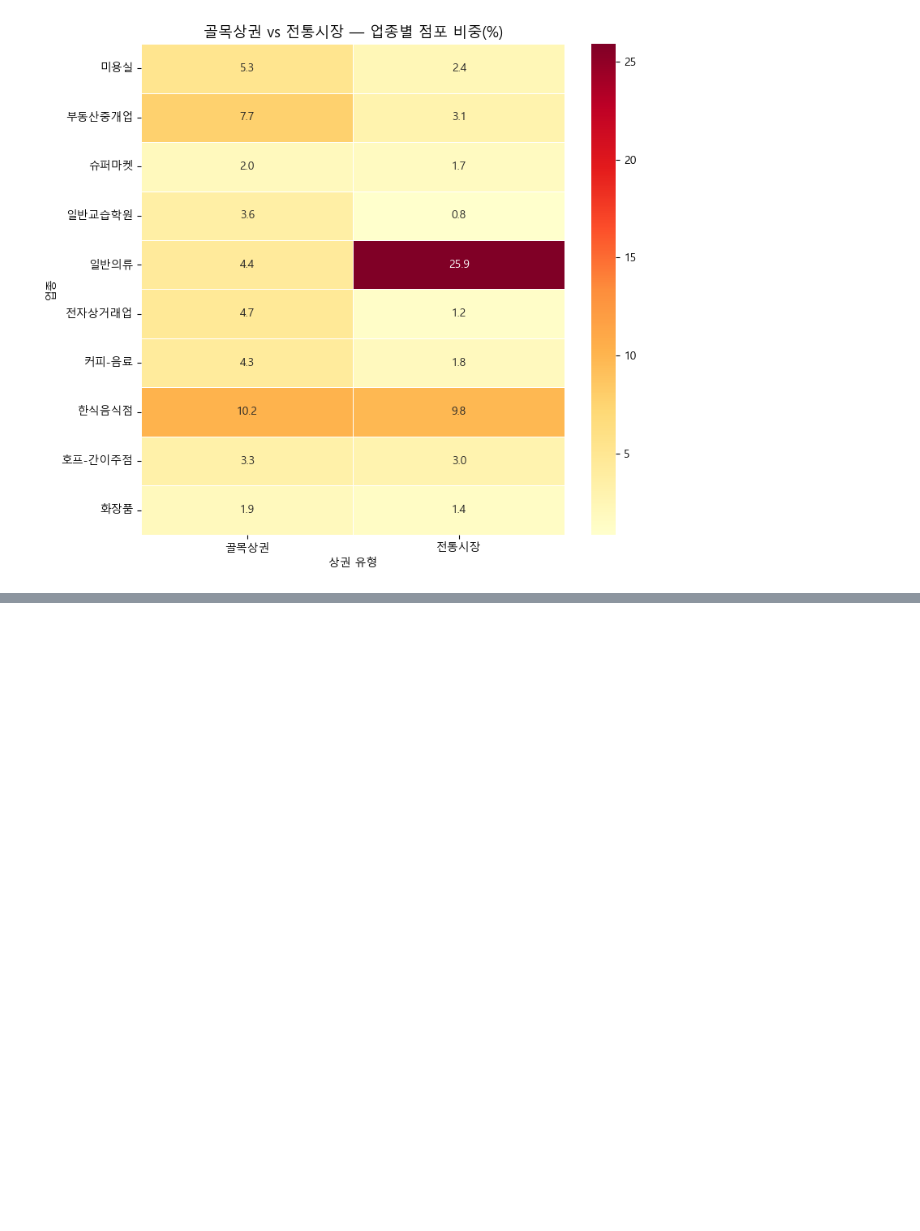
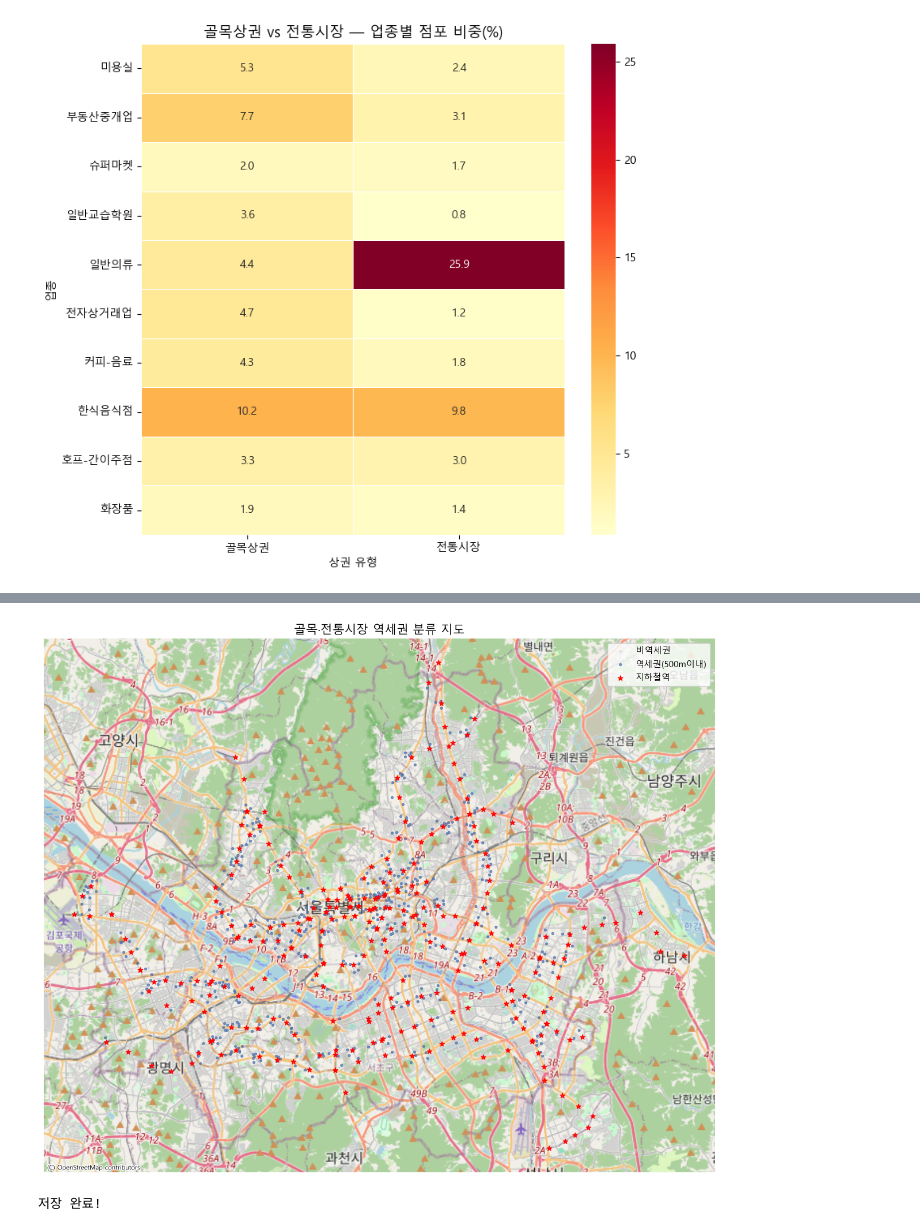
Before and after one commit to sonjiwoo-creator/seouldf, a Jupyter notebook: notebooks/nagyung_매출결정요인.ipynb, the cells around one changed output, grey strips where cells are left out. Cells and saved outputs as stored; diff of their text form; code cells hidden in the pictures; blank space fills up the shorter version.

```diff
--- a/notebooks/nagyung_매출결정요인.ipynb
+++ b/notebooks/nagyung_매출결정요인.ipynb
@@ -333,0 +574,19 @@ plt.show()
+# %%
+# 역 좌표 배열로 변환
+역_coords = np.array([(geom.x, geom.y) for geom in gdf_역_m.geometry])
+
+def 최근접역_거리(상권_point):
+    if 상권_point is None or 상권_point.is_empty:
+        return np.nan
+    sx, sy = 상권_point.x, 상권_point.y
+    거리들 = np.sqrt((역_coords[:, 0] - sx)**2 + (역_coords[:, 1] - sy)**2)
+    return 거리들.min()
+
+gdf_상권_m['최근접역_거리_m'] = gdf_상권_m.geometry.apply(최근접역_거리)
+
+# 역세권 분류
+gdf_상권_m['역세권'] = gdf_상권_m['최근접역_거리_m'] <= 500
+
+print('완료!')
+print(gdf_상권_m['역세권'].value_counts())
+print(f'\n평균 최근접역 거리: {gdf_상권_m["최근접역_거리_m"].mean():.0f}m')
@@ -333,0 +734,47 @@ plt.show()
+# %%
+# ============================================
+# 역세권 지도 시각화
+# ============================================
+
+import contextily as ctx
+
+fig, ax = plt.subplots(figsize=(12, 12))
+
+# Web Mercator로 변환
+gdf_상권_web = gdf_상권_m.to_crs('EPSG:3857')
+gdf_역_web = gdf_역_m.to_crs('EPSG:3857')
+
+# 골목·전통시장만 필터링
+골목전통_web = gdf_상권_web[
+    gdf_상권_web['상권_구분_코드_명'].isin(['골목상권', '전통시장'])
+]
+
+# 비역세권 (회색)
+골목전통_web[골목전통_web['역세권'] == False].plot(
+    ax=ax, color='lightgray', markersize=8, alpha=0.5, label='비역세권'
+)
+
+# 역세권 (파란색)
+골목전통_web[골목전통_web['역세권'] == True].plot(
+    ax=ax, color='#4C72B0', markersize=8, alpha=0.7, label='역세권(500m이내)'
+)
+
+# 지하철역 (빨간 별)
+gdf_역_web.plot(
+    ax=ax, color='red', markersize=40, marker='*', label='지하철역', alpha=0.9
+)
+
+# 배경지도 추가
+ctx.add_basemap(ax, source=ctx.providers.OpenStreetMap.Mapnik)
+
+ax.set_title('골목·전통시장 역세권 분류 지도', fontsize=15)
+ax.legend(fontsize=11)
+ax.set_axis_off()
+
+plt.tight_layout()
+plt.savefig('../outputs/역세권_지도.png', dpi=150, bbox_inches='tight')
+plt.show()
+print('저장 완료!')
+# %% [output]
+[figure, added]
+저장 완료!
```
Also changed, not shown: parts of 16 cells of this notebook.
